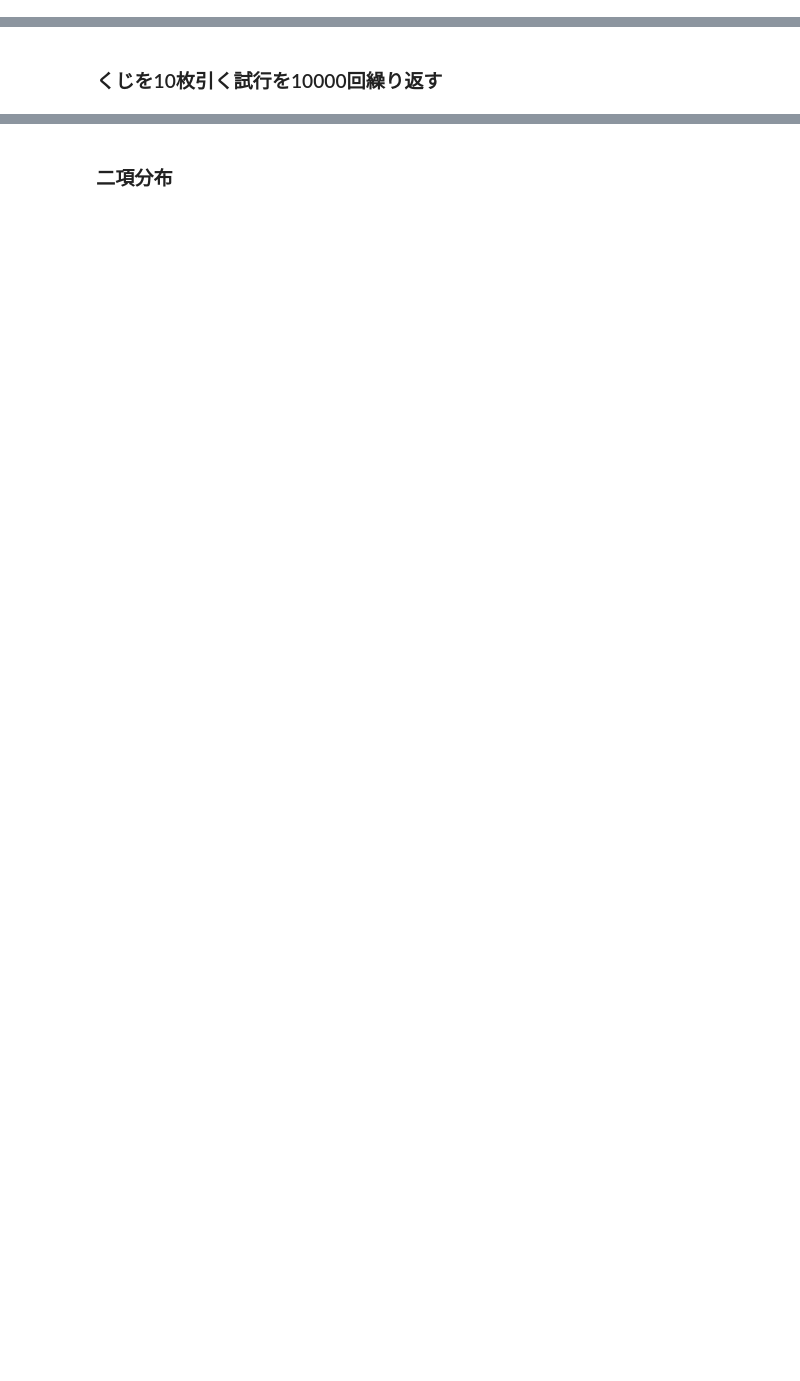
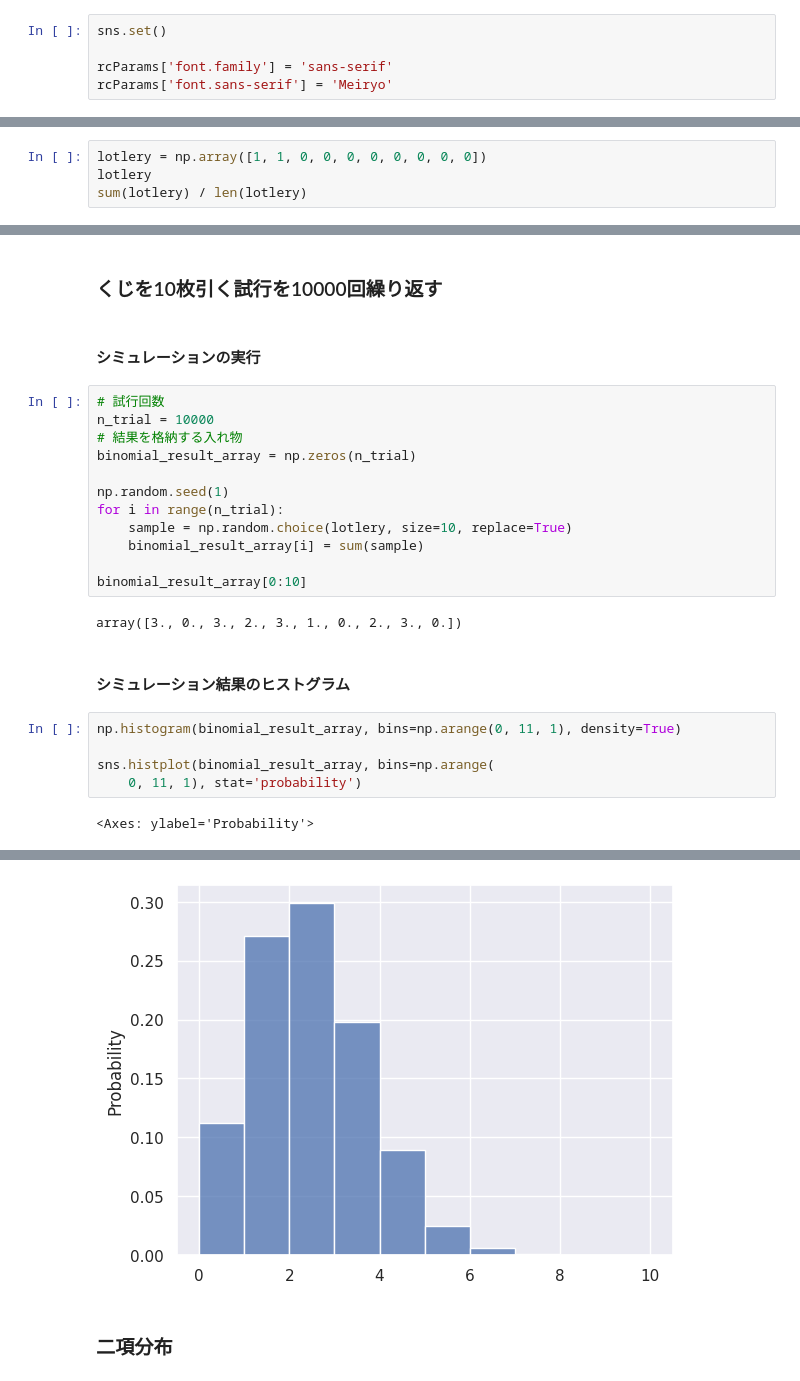
Before and after one commit to k2works/pragmatic-programing-exercise-2023, a Jupyter notebook: src/api/notebooks/part2.ipynb, the cells around one changed output, grey strips where cells are left out. Cells and saved outputs as stored; diff of their text form; blank space fills up the shorter version.

```diff
--- a/src/api/notebooks/part2.ipynb
+++ b/src/api/notebooks/part2.ipynb
@@ -112,5 +329,10 @@ path = os.path.dirname(os.path.abspath(__file__))
  ### くじ引きシミュレーション
 # %% [markdown]
  ### 分布の準備
+# %%
+sns.set()
+
+rcParams['font.family'] = 'sans-serif'
+rcParams['font.sans-serif'] = 'Meiryo'
 # %% [markdown]
  ### くじを1枚引くシミュレーション
@@ -116,0 +341,4 @@ path = os.path.dirname(os.path.abspath(__file__))
+# %%
+lotlery = np.array([1, 1, 0, 0, 0, 0, 0, 0, 0, 0])
+lotlery
+sum(lotlery) / len(lotlery)
@@ -119,2 +405,27 @@ path = os.path.dirname(os.path.abspath(__file__))
 # %% [markdown]
  ### くじを10枚引く試行を10000回繰り返す
+# %% [markdown]
+ #### シミュレーションの実行
+# %%
+# 試行回数
+n_trial = 10000
+# 結果を格納する入れ物
+binomial_result_array = np.zeros(n_trial)
+
+np.random.seed(1)
+for i in range(n_trial):
+    sample = np.random.choice(lotlery, size=10, replace=True)
+    binomial_result_array[i] = sum(sample)
+
+binomial_result_array[0:10]
+# %% [output]
+array([3., 0., 3., 2., 3., 1., 0., 2., 3., 0.])
+# %% [markdown]
+ #### シミュレーション結果のヒストグラム
+# %%
+np.histogram(binomial_result_array, bins=np.arange(0, 11, 1), density=True)
+
+sns.histplot(binomial_result_array, bins=np.arange(
+    0, 11, 1), stat='probability')
+# %% [output]
+<Axes: ylabel='Probability'>
@@ -121,2 +449,3 @@ path = os.path.dirname(os.path.abspath(__file__))
+[figure, added]
 # %% [markdown]
  ### 二項分布
```
Also changed, not shown: parts of 118 cells of this notebook, 1 other file.
